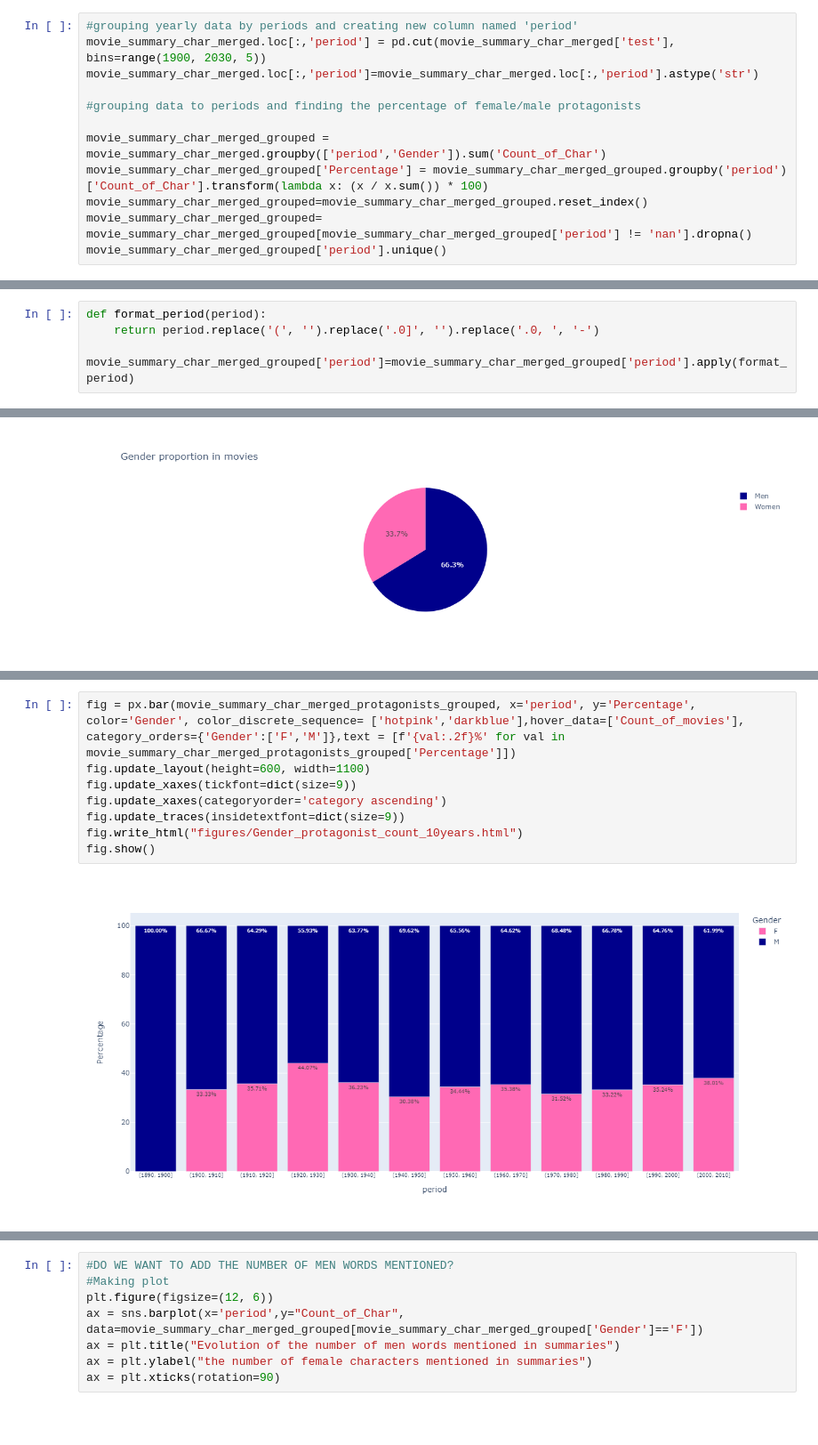
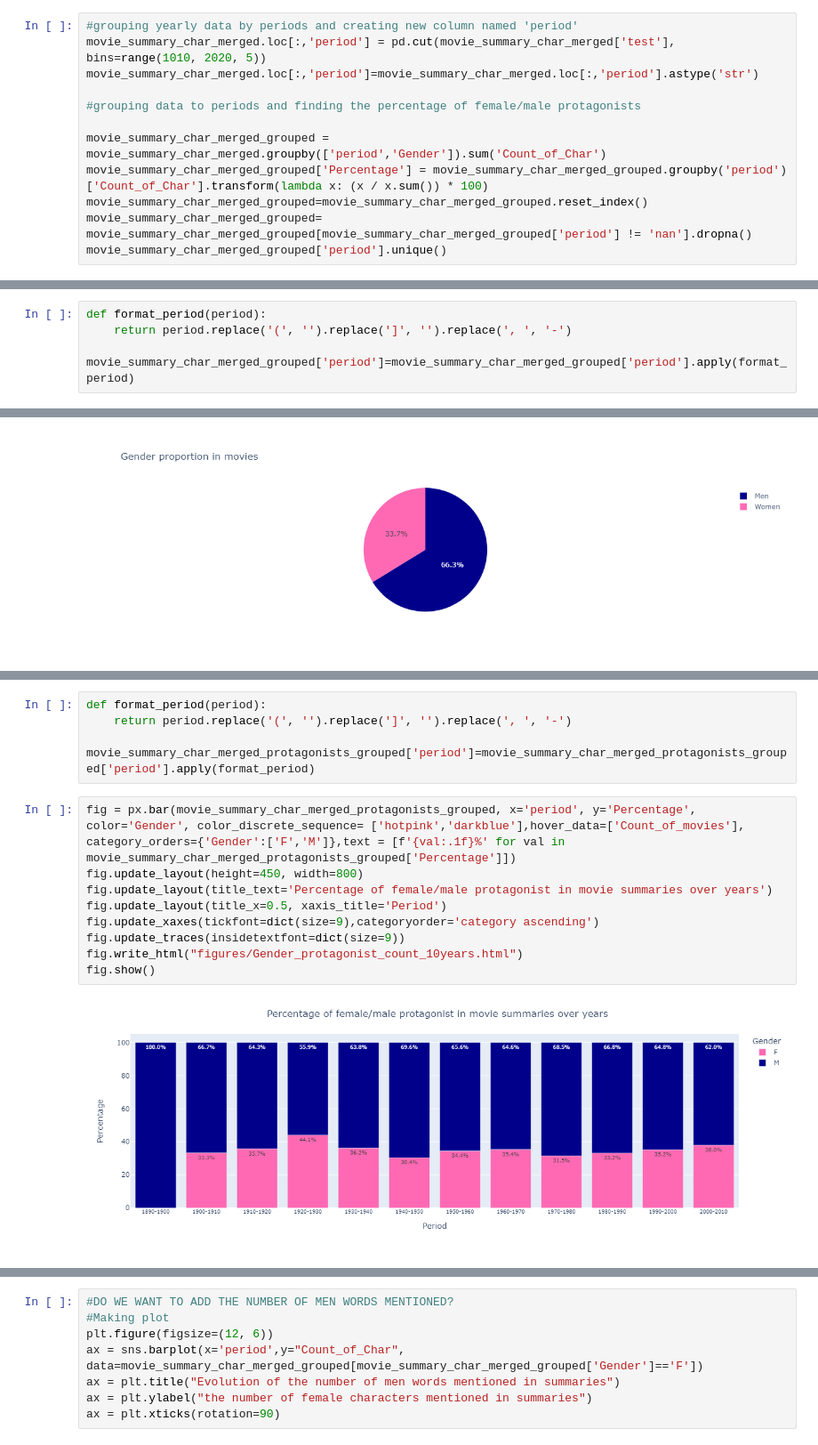
Before and after one commit to epfl-ada/ada-2023-project-adavengers2023, a Jupyter notebook: Milestone3_irem.ipynb, the cells around one changed output, grey strips where cells are left out. Shown at 89% size. Saved outputs shown, nothing was run; the diff lists cells and outputs as text; blank space fills up the shorter version.

```diff
--- a/Milestone3_irem.ipynb
+++ b/Milestone3_irem.ipynb
@@ -1195,7 +1197,7 @@ See the caveats in the documentation: https://pandas.pydata.org/pandas-docs/stab
 When we look at the graph, there is not a significant change in the female characters over decades. Female characters constitute only the 30-35% percentage of the protagonists represented in movie summaries. To be sure about our interpretation, we decided to shorten the interval of time within the period. Now, we will look at the data for 5-year periods.
 # %%
 #grouping yearly data by periods and creating new column named 'period'
-movie_summary_char_merged.loc[:,'period'] = pd.cut(movie_summary_char_merged['test'], bins=range(1900, 2030, 5))
+movie_summary_char_merged.loc[:,'period'] = pd.cut(movie_summary_char_merged['test'], bins=range(1010, 2020, 5))
 movie_summary_char_merged.loc[:,'period']=movie_summary_char_merged.loc[:,'period'].astype('str')
 
 #grouping data to periods and finding the percentage of female/male protagonists
@@ -1217,6 +1217,6 @@ array(['(1905.0, 1910.0]', '(1910.0, 1915.0]', '(1915.0, 1920.0]',
 # %%
 def format_period(period):
-    return period.replace('(', '').replace('.0]', '').replace('.0, ', '-')
+    return period.replace('(', '').replace(']', '').replace(', ', '-')
 
 movie_summary_char_merged_grouped['period']=movie_summary_char_merged_grouped['period'].apply(format_period)
 # %%
@@ -1326,13 +1310,19 @@ movie_summary_char_merged_protagonists_grouped
+# %%
+def format_period(period):
+    return period.replace('(', '').replace(']', '').replace(', ', '-')
+
+movie_summary_char_merged_protagonists_grouped['period']=movie_summary_char_merged_protagonists_grouped['period'].apply(format_period)
 # %%
-fig = px.bar(movie_summary_char_merged_protagonists_grouped, x='period', y='Percentage', color='Gender', color_discrete_sequence= ['hotpink','darkblue'],hover_data=['Count_of_movies'], category_orders={'Gender':['F','M']},text = [f'{val:.2f}%' for val in movie_summary_char_merged_protagonists_grouped['Percentage']])
-fig.update_layout(height=600, width=1100)
-fig.update_xaxes(tickfont=dict(size=9))
-fig.update_xaxes(categoryorder='category ascending')
+fig = px.bar(movie_summary_char_merged_protagonists_grouped, x='period', y='Percentage', color='Gender', color_discrete_sequence= ['hotpink','darkblue'],hover_data=['Count_of_movies'], category_orders={'Gender':['F','M']},text = [f'{val:.1f}%' for val in movie_summary_char_merged_protagonists_grouped['Percentage']])
+fig.update_layout(height=450, width=800)
+fig.update_layout(title_text='Percentage of female/male protagonist in movie summaries over years')
+fig.update_layout(title_x=0.5, xaxis_title='Period')
+fig.update_xaxes(tickfont=dict(size=9),categoryorder='category ascending')
 fig.update_traces(insidetextfont=dict(size=9))
 fig.write_html("figures/Gender_protagonist_count_10years.html")
 fig.show()
 # %% [output]
-[figure, old version]
+[figure, new version]
 # %%
 plt.figure(figsize=(10, 6))
 
```
Also changed, not shown: parts of 13 cells of this notebook.
